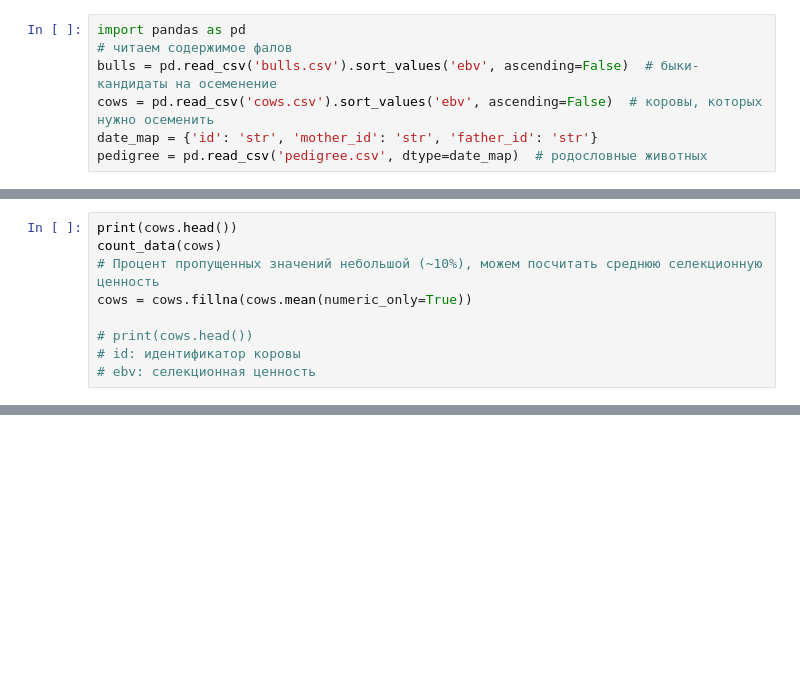
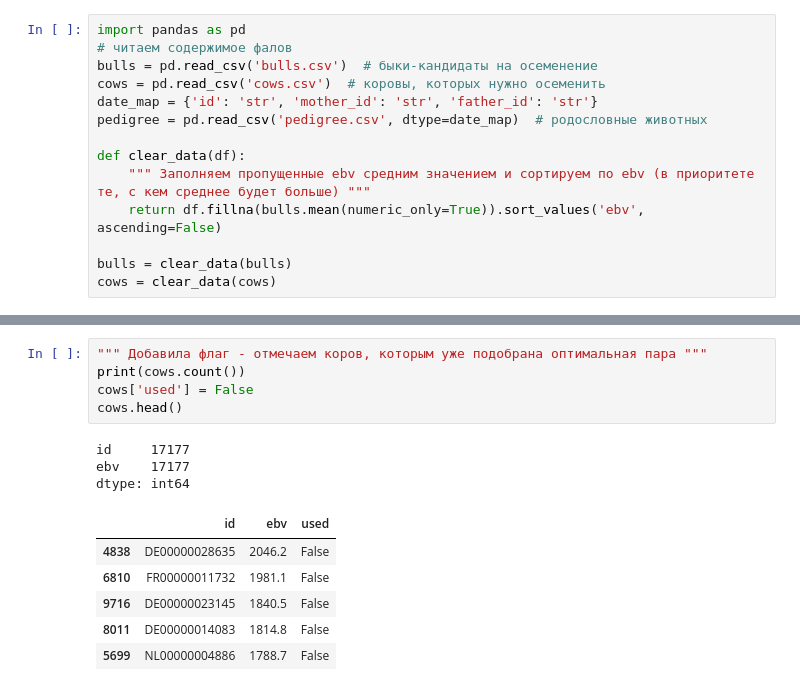
Before and after one commit to cookieAbout/DSPrepare, a Jupyter notebook: ksitest/data/ksitest.ipynb, the cells around one changed output, grey strips where cells are left out. Cells and saved outputs as stored; diff of their text form; blank space fills up the shorter version.

```diff
--- a/ksitest/data/ksitest.ipynb
+++ b/ksitest/data/ksitest.ipynb
@@ -1,7 +1,14 @@
 # %%
 import pandas as pd
 # читаем содержимое фалов
-bulls = pd.read_csv('bulls.csv').sort_values('ebv', ascending=False)  # быки-кандидаты на осеменение
-cows = pd.read_csv('cows.csv').sort_values('ebv', ascending=False)  # коровы, которых нужно осеменить
+bulls = pd.read_csv('bulls.csv')  # быки-кандидаты на осеменение
+cows = pd.read_csv('cows.csv')  # коровы, которых нужно осеменить
 date_map = {'id': 'str', 'mother_id': 'str', 'father_id': 'str'}
 pedigree = pd.read_csv('pedigree.csv', dtype=date_map)  # родословные животных
+
+def clear_data(df):
+    """ Заполняем пропущенные ebv средним значением и сортируем по ebv (в приоритете те, с кем среднее будет больше) """
+    return df.fillna(bulls.mean(numeric_only=True)).sort_values('ebv', ascending=False)
+
+bulls = clear_data(bulls)
+cows = clear_data(cows)
@@ -79,9 +14,0 @@ bulls = bulls.fillna(bulls.mean(numeric_only=True))
-# %%
-print(cows.head())
-count_data(cows)
-# Процент пропущенных значений небольшой (~10%), можем посчитать среднюю селекционную ценность
-cows = cows.fillna(cows.mean(numeric_only=True))
-
-# print(cows.head())
-# id: идентификатор коровы
-# ebv: селекционная ценность
@@ -295,0 +61,15 @@ print(f'Средний EBV: {mean_ebv:.2f}, Разброс EBV: {std_ebv:.2f}')
+# %%
+""" Добавила флаг - отмечаем коров, которым уже подобрана оптимальная пара """
+print(cows.count())
+cows['used'] = False
+cows.head()
+# %% [output]
+id     17177
+ebv    17177
+dtype: int64
+|  | id | ebv | used |
+| 4838 | DE00000028635 | 2046.2 | False |
+| 6810 | FR00000011732 | 1981.1 | False |
+| 9716 | DE00000023145 | 1840.5 | False |
+| 8011 | DE00000014083 | 1814.8 | False |
+| 5699 | NL00000004886 | 1788.7 | False |
```
Also changed, not shown: parts of 13 cells of this notebook, 3 other files.
